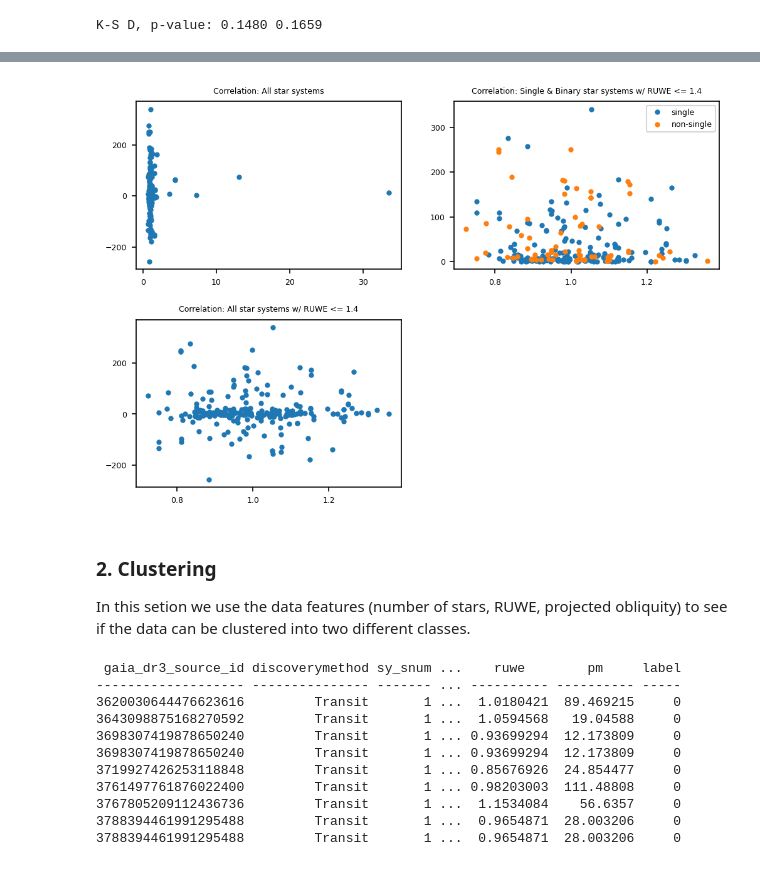
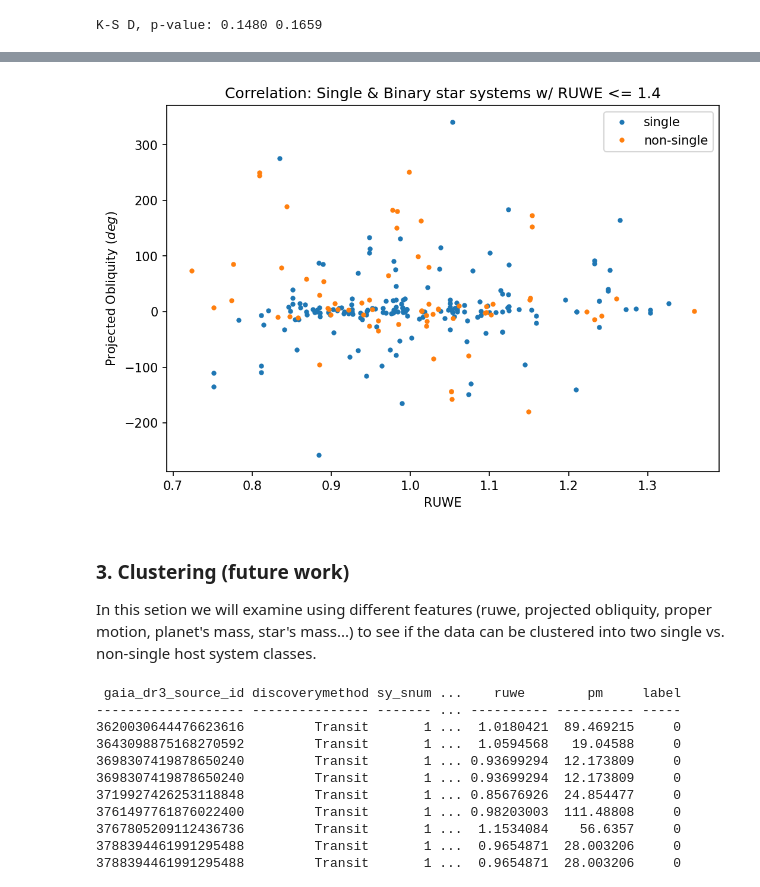
Before and after one commit to baryan/ASTR154-ProjectedObliquity, a Jupyter notebook: src/hypothesis_testing.ipynb, the cells around one changed output, grey strips where cells are left out. Cells and saved outputs as stored; diff of their text form; code cells hidden in the pictures.

```diff
--- a/src/hypothesis_testing.ipynb
+++ b/src/hypothesis_testing.ipynb
@@ -903,41 +501,23 @@ Table length=10
 # %%
 # Plot the Obliquity values vs. RUWE to see if there are any trends
 fig_w = 8
 fig_h = fig_w * 6 / 9
 plt.figure(figsize=[fig_w, fig_h], dpi=150)
 
-plt.subplot(221)
-plt.plot(all_proj_obliq['ruwe'], all_proj_obliq['pl_projobliq'], '.')
-plt.title('Correlation: All star systems', fontsize=6)
-plt.xticks(fontsize=6)
-plt.yticks(fontsize=6)
+plt.plot(single_sys_ruwe['ruwe'], single_sys_ruwe['pl_projobliq'], '.', label='single')
+plt.plot(bin_fit_ruwe['ruwe'], bin_fit_ruwe['pl_projobliq'], '.', label='non-single')
+plt.title('Correlation: Single & Binary star systems w/ RUWE <= 1.4')
+plt.xlabel('RUWE')
+plt.ylabel(r'Projected Obliquity $(deg)$')
+plt.legend()
 
-plt.subplot(222)
-plt.plot(single_sys_ruwe['ruwe'], np.abs(single_sys_ruwe['pl_projobliq']), '.', label='single')
-# plt.title('Correlation: Single star systems w/ RUWE <= 1.4', fontsize=6)
-plt.xticks(fontsize=6)
-plt.yticks(fontsize=6)
-
-plt.subplot(222)
-plt.plot(bin_fit_ruwe['ruwe'], np.abs(bin_fit_ruwe['pl_projobliq']), '.', label='non-single')
-plt.title('Correlation: Single & Binary star systems w/ RUWE <= 1.4', fontsize=6)
-plt.legend(fontsize=6)
-plt.xticks(fontsize=6)
-plt.yticks(fontsize=6)
-
-plt.subplot(223)
-plt.plot(all_fit_ruwe['ruwe'], all_fit_ruwe['pl_projobliq'], '.')
-plt.title('Correlation: All star systems w/ RUWE <= 1.4', fontsize=6)
-plt.xticks(fontsize=6)
-plt.yticks(fontsize=6)
-
-plt.subplots_adjust(hspace=.3)
+plt.show()
 # %% [output]
-[figure, old version]
+[figure, new version]
 # %% [markdown]
-### 2. Clustering
+### 3. Clustering (future work)
 
-In this setion we use the data features (number of stars, RUWE, projected obliquity) to see if the data can be clustered into two different classes.
+In this setion we will examine using different features (ruwe, projected obliquity, proper motion, planet's mass, star's mass...) to see if the data can be clustered into two single vs. non-single host system classes.
 # %%
 # Import clusterring related libraries
 import pandas as pd
```
Also changed, not shown: parts of 43 cells of this notebook, 2 other files.
